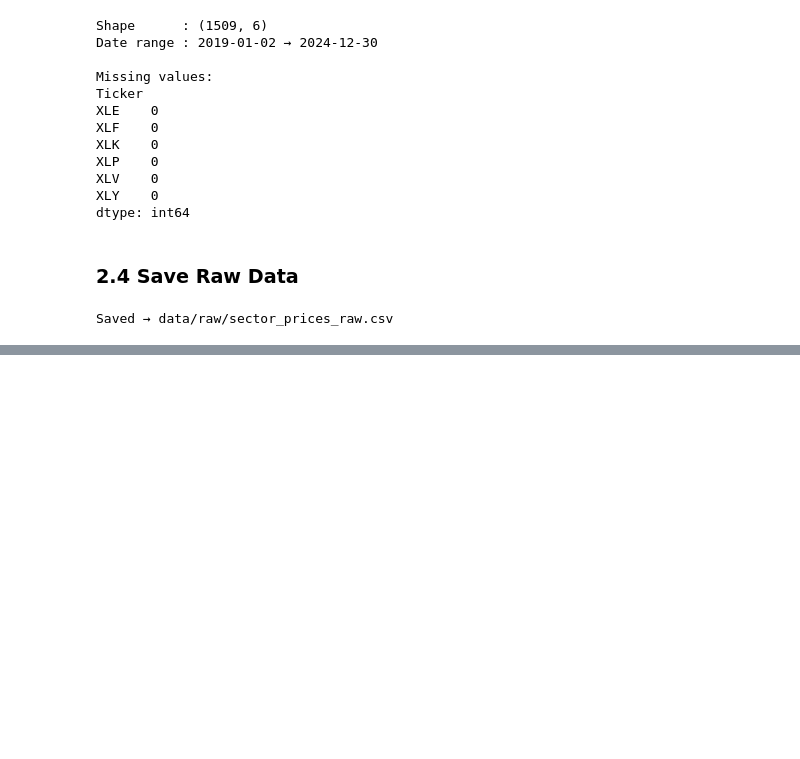
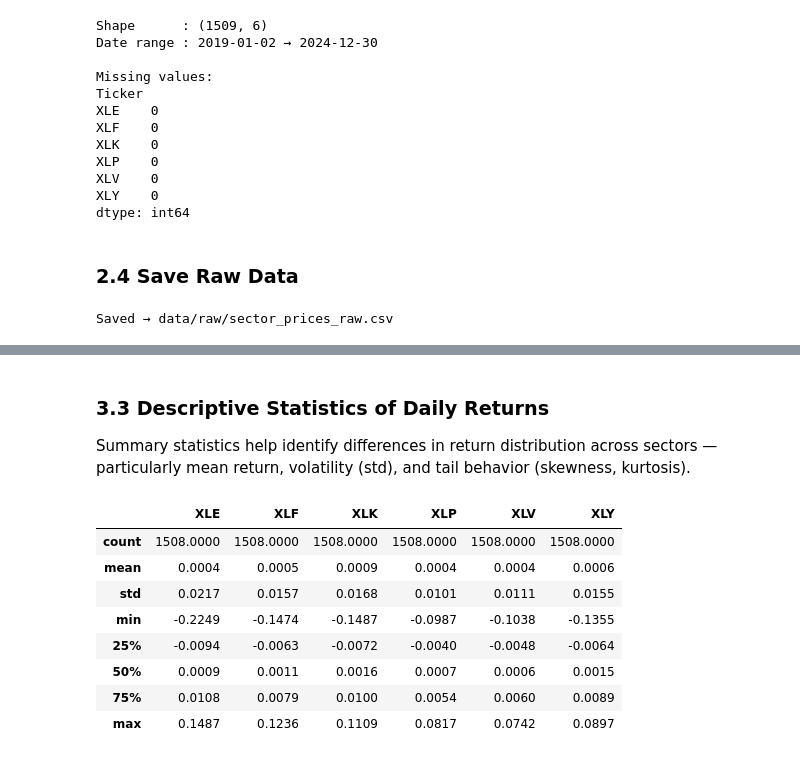
Before and after one commit to jdrodriguez03/sp500-sector-risk-analysis, a Jupyter notebook: notebooks/01_risk_return_analysis.ipynb, the cells around one changed output, grey strips where cells are left out. Drawn from its saved outputs; the diff is of its cells as text; code cells hidden in the pictures; blank space fills up the shorter version.

```diff
--- a/notebooks/01_risk_return_analysis.ipynb
+++ b/notebooks/01_risk_return_analysis.ipynb
@@ -87,0 +142,18 @@ Saved → data/raw/sector_prices_raw.csv
+# %% [markdown]
+### 3.3 Descriptive Statistics of Daily Returns
+
+Summary statistics help identify differences in return distribution across sectors —
+particularly mean return, volatility (std), and tail behavior (skewness, kurtosis).
+# %%
+# Summary statistics
+log_returns.describe().round(4)
+# %% [output]
+|  | XLE | XLF | XLK | XLP | XLV | XLY |
+| count | 1508.0000 | 1508.0000 | 1508.0000 | 1508.0000 | 1508.0000 | 1508.0000 |
+| mean | 0.0004 | 0.0005 | 0.0009 | 0.0004 | 0.0004 | 0.0006 |
+| std | 0.0217 | 0.0157 | 0.0168 | 0.0101 | 0.0111 | 0.0155 |
+| min | -0.2249 | -0.1474 | -0.1487 | -0.0987 | -0.1038 | -0.1355 |
+| 25% | -0.0094 | -0.0063 | -0.0072 | -0.0040 | -0.0048 | -0.0064 |
+| 50% | 0.0009 | 0.0011 | 0.0016 | 0.0007 | 0.0006 | 0.0015 |
+| 75% | 0.0108 | 0.0079 | 0.0100 | 0.0054 | 0.0060 | 0.0089 |
+| max | 0.1487 | 0.1236 | 0.1109 | 0.0817 | 0.0742 | 0.0897 |
```
Also changed, not shown: parts of 18 cells of this notebook.
